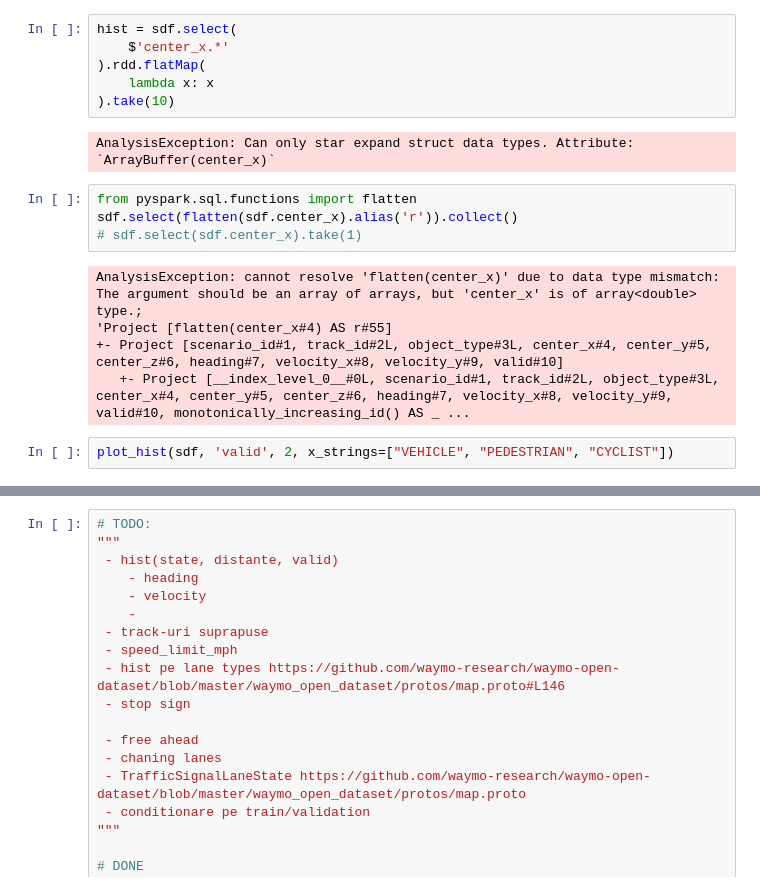
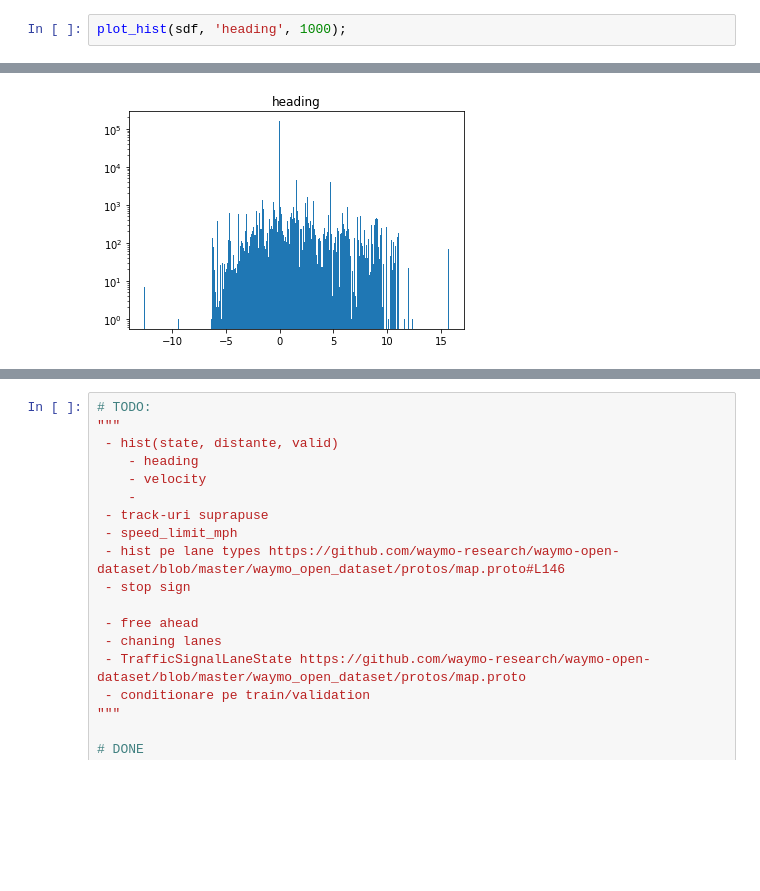
Before and after one commit to ceofil/big-data-analysis, a Jupyter notebook: test.ipynb, the cells around one changed output, grey strips where cells are left out. Cells and saved outputs as stored; diff of their text form; blank space fills up the shorter version.

```diff
--- a/test.ipynb
+++ b/test.ipynb
@@ -131,19 +122,3 @@ ValueError: Column center_x has a non-numeric type (ArrayType(DoubleType(), True
-# %%
-hist = sdf.select(
-    $'center_x.*'
-).rdd.flatMap(
-    lambda x: x
-).take(10)
-# %% [output]
-AnalysisException: Can only star expand struct data types. Attribute: `ArrayBuffer(center_x)`
-# %%
-from pyspark.sql.functions import flatten
-sdf.select(flatten(sdf.center_x).alias('r')).collect()
-# sdf.select(sdf.center_x).take(1)
-# %% [output]
-AnalysisException: cannot resolve 'flatten(center_x)' due to data type mismatch: The argument should be an array of arrays, but 'center_x' is of array<double> type.;
-'Project [flatten(center_x#4) AS r#55]
-+- Project [scenario_id#1, track_id#2L, object_type#3L, center_x#4, center_y#5, center_z#6, heading#7, velocity_x#8, velocity_y#9, valid#10]
-   +- Project [__index_level_0__#0L, scenario_id#1, track_id#2L, object_type#3L, center_x#4, center_y#5, center_z#6, heading#7, velocity_x#8, velocity_y#9, valid#10, monotonically_increasing_id() AS _ ...
-# %%
-plot_hist(sdf, 'valid', 2, x_strings=["VEHICLE", "PEDESTRIAN", "CYCLIST"])
+# %%
+plot_hist(sdf, 'heading', 1000);
+# %% [output]
@@ -149,0 +127 @@ plot_hist(sdf, 'valid', 2, x_strings=["VEHICLE", "PEDESTRIAN", "CYCLIST"])
+[figure, added]
```
Also changed, not shown: parts of 12 cells of this notebook.
